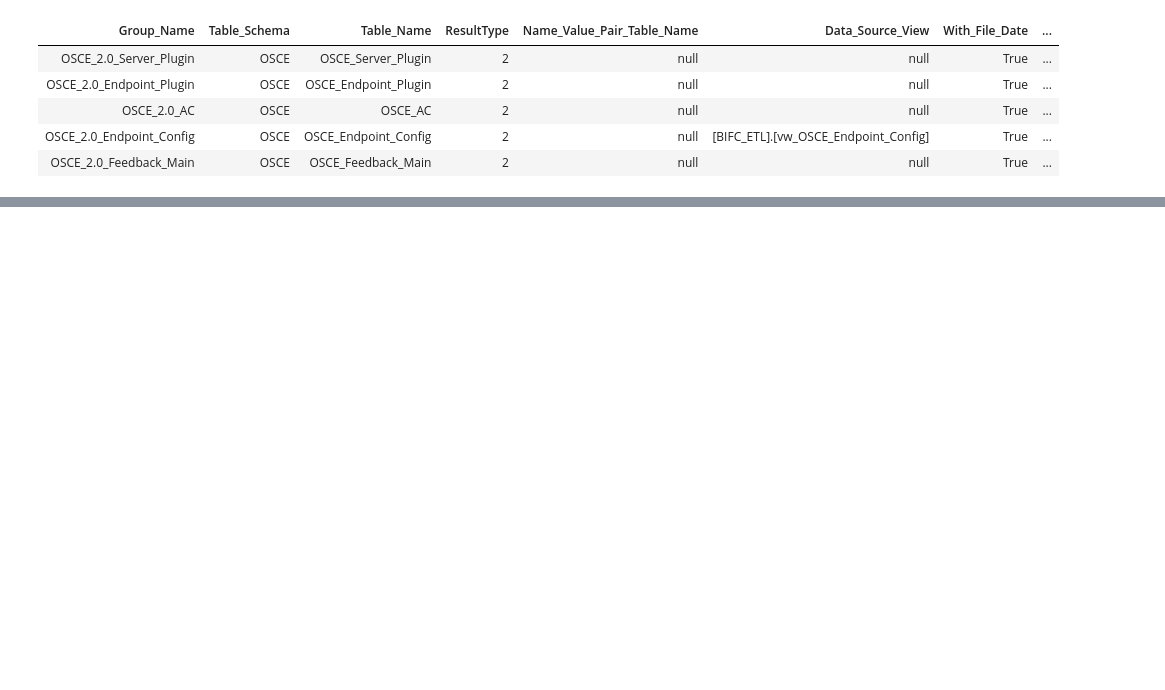
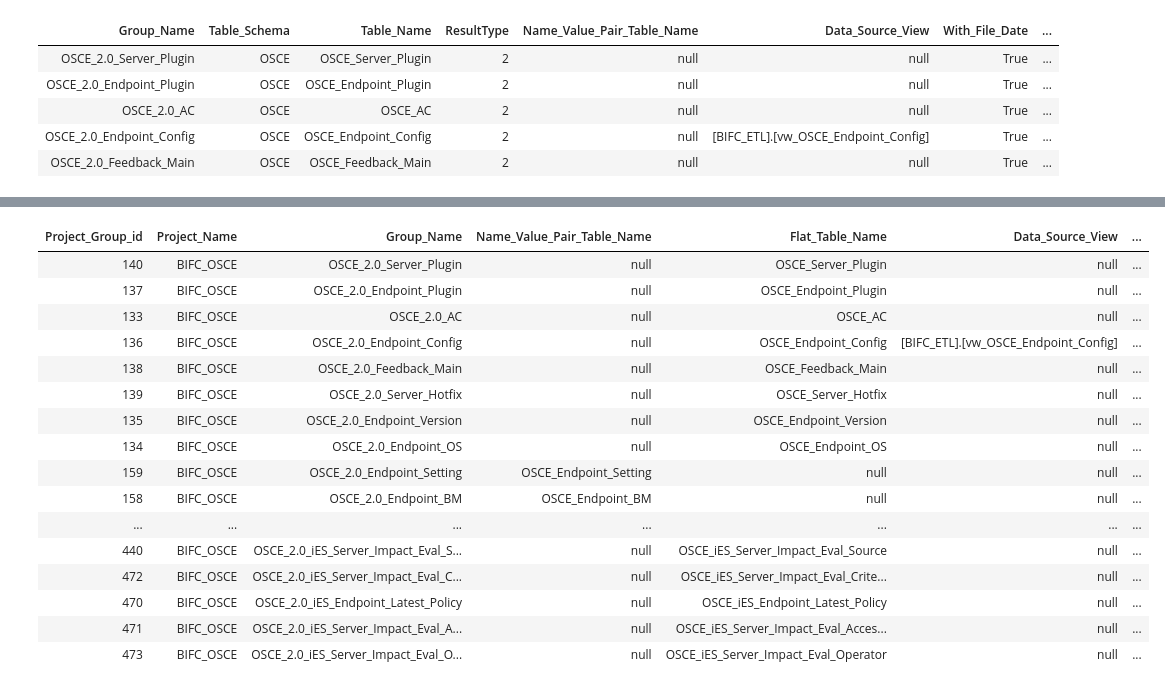
Before and after one commit to a93701011/bifconnect, a Jupyter notebook: databricks/bif-connect-parse-data.ipynb, the cells around one changed output, grey strips where cells are left out. Cells and saved outputs as stored; diff of their text form; code cells hidden in the pictures; blank space fills up the shorter version.

```diff
--- a/databricks/bif-connect-parse-data.ipynb
+++ b/databricks/bif-connect-parse-data.ipynb
@@ -400,0 +422,31 @@ for row in create_df.collect():
+# %%
+df_raw = (spark.read.format('delta')
+          .load('/mnt/trendmicrobif/TBL_DATA_RAW')
+#           .filter(F.col('source') == source)
+#           .filter(F.col('xml_version') == xml_veraion )
+     )
+df_raw.createOrReplaceTempView('TBL_DATA_RAW')
+display(df_raw)
+
+df_group= (spark.read.format('csv')
+         .option('header', True)
+         .load(f'/mnt/trendmicrobif/TBL_PROJECT_GROUP.csv')
+         .filter(F.col('Project_Name') == PROJECT_NAME)
+        )
+display(df_group)
+
+df_parse_config = (spark.read.format('csv')
+         .option('header', True)
+         .load(f'/mnt/trendmicrobif/TBL_XML_PARSER_CONFIG.csv')
+#          .filter(F.col('Project_Name') == PROJECT_NAME)
+          .withColumn("sort",F.col("sort").cast(IntegerType()))
+        )
+
+display(df_parse_config)
+
+df_raw_config = (spark.read.format('csv')
+         .option('header', True)
+         .load(f'/mnt/trendmicrobif/TBL_XML_RAW_CONFIG.csv')
+        )
+
+display(df_raw_config.limit(5))
@@ -400,0 +708,20 @@ for row in create_df.collect():
+# %%
+display(df_group.filter())
+# %% [output]
+| Project_Group_id | Project_Name | Group_Name | Name_Value_Pair_Table_Name | Flat_Table_Name | Data_Source_View | ... |
+| 140 | BIFC_OSCE | OSCE_2.0_Server_Plugin | null | OSCE_Server_Plugin | null | ... |
+| 137 | BIFC_OSCE | OSCE_2.0_Endpoint_Plugin | null | OSCE_Endpoint_Plugin | null | ... |
+| 133 | BIFC_OSCE | OSCE_2.0_AC | null | OSCE_AC | null | ... |
+| 136 | BIFC_OSCE | OSCE_2.0_Endpoint_Config | null | OSCE_Endpoint_Config | [BIFC_ETL].[vw_OSCE_Endpoint_Config] | ... |
+| 138 | BIFC_OSCE | OSCE_2.0_Feedback_Main | null | OSCE_Feedback_Main | null | ... |
+| 139 | BIFC_OSCE | OSCE_2.0_Server_Hotfix | null | OSCE_Server_Hotfix | null | ... |
+| 135 | BIFC_OSCE | OSCE_2.0_Endpoint_Version | null | OSCE_Endpoint_Version | null | ... |
+| 134 | BIFC_OSCE | OSCE_2.0_Endpoint_OS | null | OSCE_Endpoint_OS | null | ... |
+| 159 | BIFC_OSCE | OSCE_2.0_Endpoint_Setting | OSCE_Endpoint_Setting | null | null | ... |
+| 158 | BIFC_OSCE | OSCE_2.0_Endpoint_BM | OSCE_Endpoint_BM | null | null | ... |
+| ... | ... | ... | ... | ... | ... | ... |
+| 440 | BIFC_OSCE | OSCE_2.0_iES_Server_Impact_Eval_S... | null | OSCE_iES_Server_Impact_Eval_Source | null | ... |
+| 472 | BIFC_OSCE | OSCE_2.0_iES_Server_Impact_Eval_C... | null | OSCE_iES_Server_Impact_Eval_Crite... | null | ... |
+| 470 | BIFC_OSCE | OSCE_2.0_iES_Endpoint_Latest_Policy | null | OSCE_iES_Endpoint_Latest_Policy | null | ... |
+| 471 | BIFC_OSCE | OSCE_2.0_iES_Server_Impact_Eval_A... | null | OSCE_iES_Server_Impact_Eval_Acces... | null | ... |
+| 473 | BIFC_OSCE | OSCE_2.0_iES_Server_Impact_Eval_O... | null | OSCE_iES_Server_Impact_Eval_Operator | null | ... |
```
Also changed, not shown: parts of 29 cells of this notebook, 1 other file.
